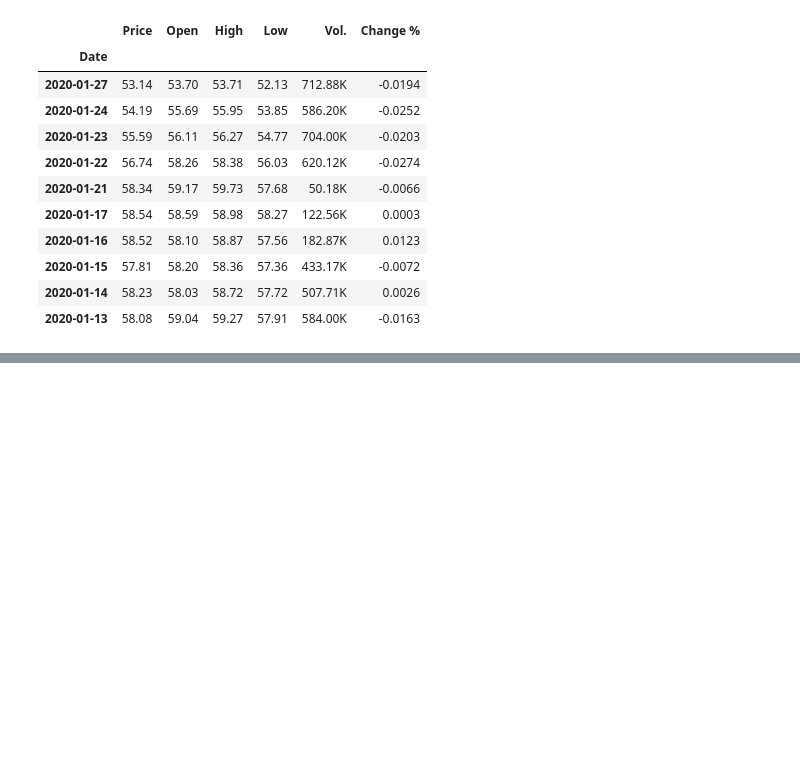
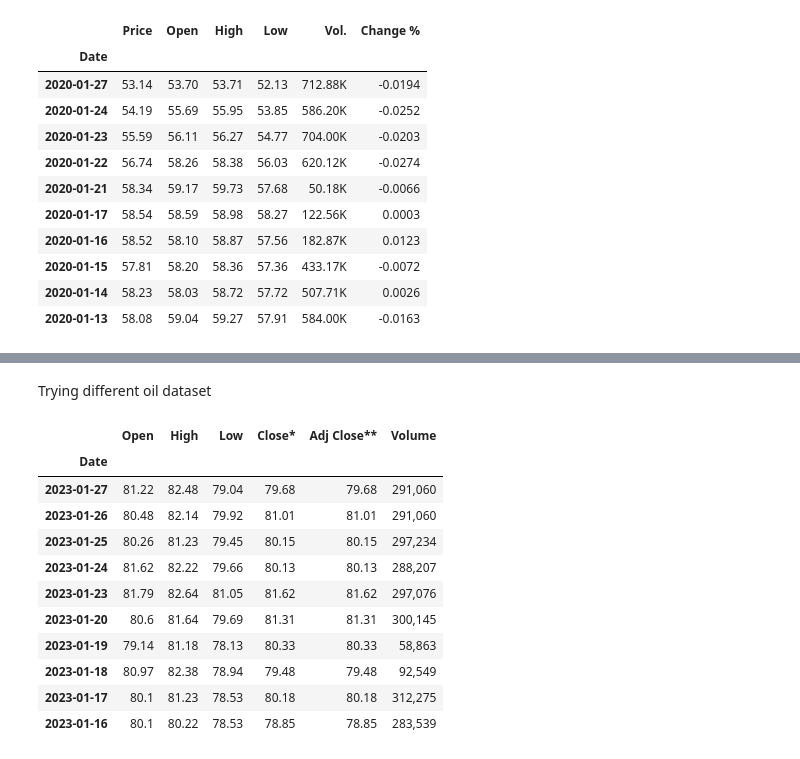
Before and after one commit to AndrewRBader/CU-Fintech_Project-1, a Jupyter notebook: Andrew/cleaning-oil-data.ipynb, the cells around one changed output, grey strips where cells are left out. Drawn from its saved outputs; the diff is of its cells as text; code cells hidden in the pictures; blank space fills up the shorter version.

```diff
--- a/Andrew/cleaning-oil-data.ipynb
+++ b/Andrew/cleaning-oil-data.ipynb
@@ -97,3 +97,27 @@ oil_df.hvplot(
 [interactive output not drawn]
 # %%
 oil_df.to_csv("../Resources/clean-data/oil_futures_clean.csv")
+# %% [markdown]
+Trying different oil dataset
+# %%
+#using pandas read_csv function to pull in file and set index to the date
+new_oil_df = pd.read_csv("../Resources/Crude Oil Correct.csv", index_col='Date', parse_dates=True, infer_datetime_format=True)
+
+# dropping NaN rows
+new_oil_df = new_oil_df.dropna()
+
+# displaying first 10 rows of the dataframe
+new_oil_df.head(10)
+# %% [output]
+|  | Open | High | Low | Close* | Adj Close** | Volume |
+| Date |  |  |  |  |  |  |
+| 2023-01-27 | 81.22 | 82.48 | 79.04 | 79.68 | 79.68 | 291,060 |
+| 2023-01-26 | 80.48 | 82.14 | 79.92 | 81.01 | 81.01 | 291,060 |
+| 2023-01-25 | 80.26 | 81.23 | 79.45 | 80.15 | 80.15 | 297,234 |
+| 2023-01-24 | 81.62 | 82.22 | 79.66 | 80.13 | 80.13 | 288,207 |
+| 2023-01-23 | 81.79 | 82.64 | 81.05 | 81.62 | 81.62 | 297,076 |
+| 2023-01-20 | 80.6 | 81.64 | 79.69 | 81.31 | 81.31 | 300,145 |
+| 2023-01-19 | 79.14 | 81.18 | 78.13 | 80.33 | 80.33 | 58,863 |
+| 2023-01-18 | 80.97 | 82.38 | 78.94 | 79.48 | 79.48 | 92,549 |
+| 2023-01-17 | 80.1 | 81.23 | 78.53 | 80.18 | 80.18 | 312,275 |
+| 2023-01-16 | 80.1 | 80.22 | 78.53 | 78.85 | 78.85 | 283,539 |
```
Also changed, not shown: parts of 4 cells of this notebook, 2 other files.
